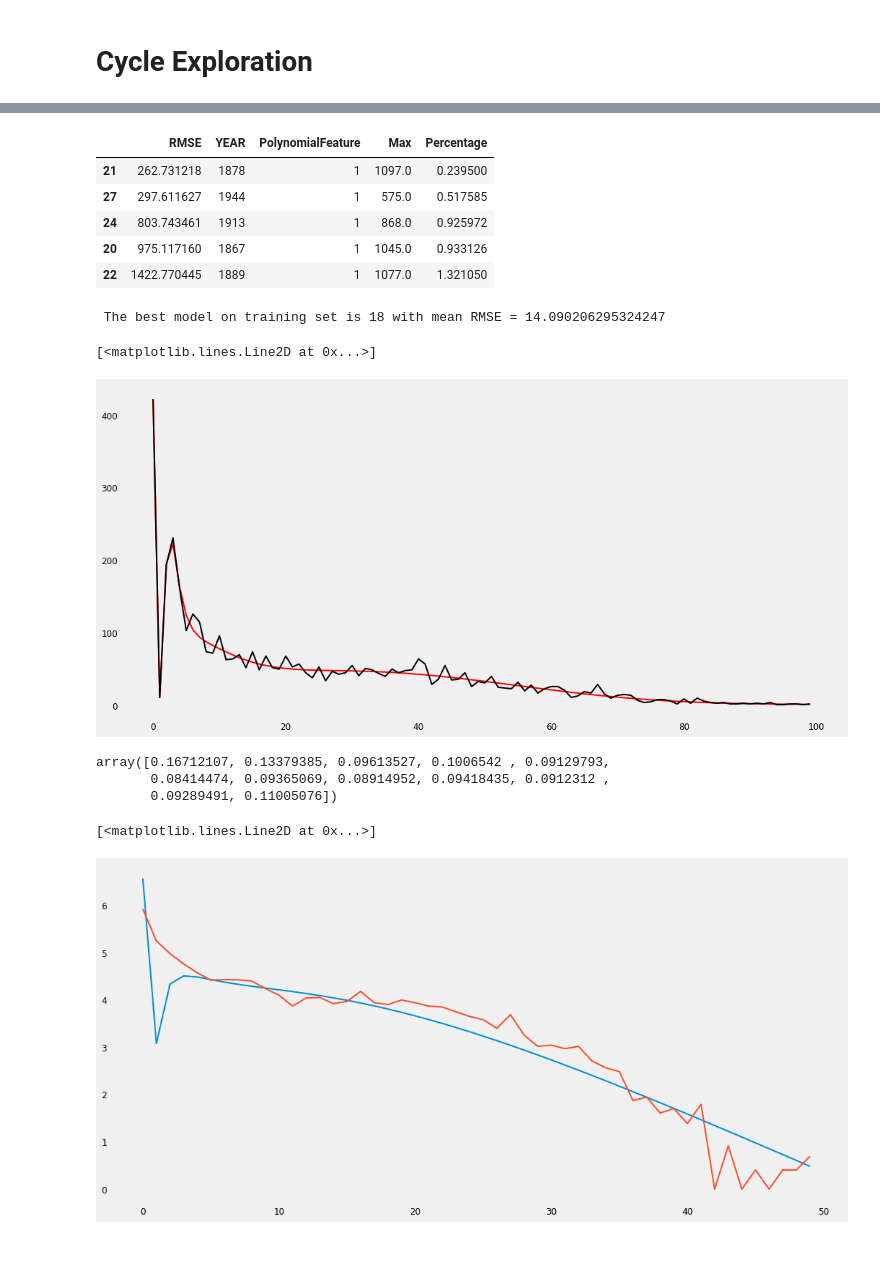
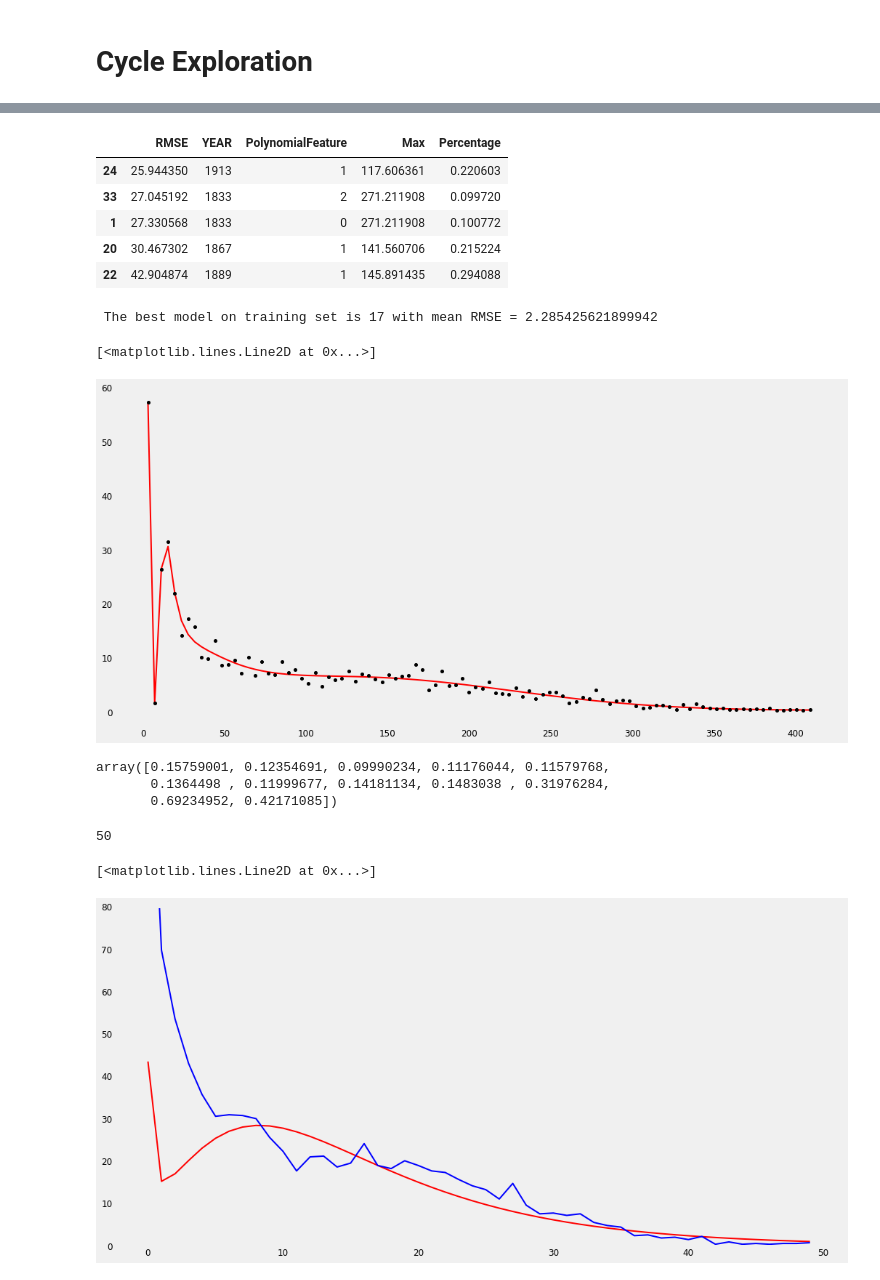
Before and after one commit to PieroPaialungaAI/AdvancedStatistics, a Jupyter notebook: Advanced Statistics.ipynb, the cells around one changed output, grey strips where cells are left out. Cells and saved outputs as stored; diff of their text form; code cells hidden in the pictures; blank space fills up the shorter version.

```diff
--- a/Advanced Statistics.ipynb
+++ b/Advanced Statistics.ipynb
@@ -196,8 +196,6 @@ data.tail()
 | 319 | 2019.5 | 3.6 | 0.5 | 12884 | 1 |
 # %%
 data=data.rename(columns={0:'Year',1:'Sunspot',2:'Sd',3:'N',4:'isprov'})
-# %%
-data=data.drop(data[data['isprov']==0].index)
 # %%
 plt.plot(data.Sunspot)
 # %% [output]
@@ -262,8 +260,9 @@ max_data=pd.DataFrame({'i':ARGMAX,'value':MAX})
 # %%
 data=pd.read_csv('day.csv',sep=';',header=None)
 data=data.rename(columns={0:'Year',1:'Month',2:'Day',3:'Date',4:'Sunspot',5:'Std',6:'N',7:'isprov'})
-data=data.drop(data[data['Sunspot']==-1].index)
-data=data.drop(data[data.isprov==0].index)
+#data['Sunspot']=data.Sunspot+3*np.ones(len(data))
+#data=data.drop(data[data['Sunspot']==-1].index)
+#data=data.drop(data[data.isprov==0].index)
 # %%
 C_YEAR=datapoint.Year.astype(int).tolist()
 # %%
@@ -312,39 +317,44 @@ PRED_N=[]
 Y_N=[]
 YEAR=[]
 COEF_N=[]
+X_TOT=[]
 for n in N_FEAT:
     PRED=[]
     COEF=[]
     Y=[]
+    X_=[]
     for j in range(len(C_YEAR)-2):
         cicle=c_data[(c_data['Year']>=C_YEAR[j]) & (c_data['Year']<=C_YEAR[j+1])]
         x=np.histogram(cicle.Sunspot,bins=100)[1][0:100].astype(float)
-        y=np.histogram(cicle.Sunspot,bins=100)[0].astype(float)
-        y=y+1
-        x=x+1
+        y=np.histogram(cicle.Sunspot,bins=100)[0].astype(float)+2
+        #y=y+1
+        #x=x+1
         #y=np.array(y)
         x=np.log(x)
         #print(y)
         x=x.reshape(-1,1)
         y=np.log(y)
+        X_.append(np.exp(x))
         y=y.reshape(-1,1)
-        y=y-y.min()
+        y_min=y.min()
+        #y=y-y.min()
         poly = PolynomialFeatures(n)
         X=poly.fit_transform(x)
         reg = LinearRegression().fit(X,y )
         pred=reg.predict(X)
         #print(len(pred),len(X))
-        PRED.append(np.exp(pred))
+        PRED.append(np.exp(pred-2))
 
         coef=[reg.intercept_[0]]
         for c in range(1,len(reg.coef_[0])):
             coef.append(reg.coef_[0][c])
         COEF.append(coef)
-        RMSE.append(np.sqrt(mse(np.exp(pred),np.exp(y))))
-        Y_MAX.append(np.max(np.exp(y)))
-        Y.append(np.exp(y))
+        RMSE.append(np.sqrt(mse(np.exp(pred-2),np.exp(y-2))))
+        Y_MAX.append(np.max(np.exp(y-2)))
+        Y.append(np.exp(y-2))
         N.append(n)
         YEAR.append(C_YEAR[j])
+    X_TOT.append(X_)
     PRED_N.append(PRED)
     COEF_N.append(COEF)
     Y_N.append(Y)
@@ -368,11 +378,11 @@ res.sort_values(by='RMSE').head()
 res.sort_values(by='RMSE').tail()
 # %% [output]
 |  | RMSE | YEAR | PolynomialFeature | Max | Percentage |
-| 21 | 262.731218 | 1878 | 1 | 1097.0 | 0.239500 |
-| 27 | 297.611627 | 1944 | 1 | 575.0 | 0.517585 |
-| 24 | 803.743461 | 1913 | 1 | 868.0 | 0.925972 |
-| 20 | 975.117160 | 1867 | 1 | 1045.0 | 0.933126 |
-| 22 | 1422.770445 | 1889 | 1 | 1077.0 | 1.321050 |
+| 24 | 25.944350 | 1913 | 1 | 117.606361 | 0.220603 |
+| 33 | 27.045192 | 1833 | 2 | 271.211908 | 0.099720 |
+| 1 | 27.330568 | 1833 | 0 | 271.211908 | 0.100772 |
+| 20 | 30.467302 | 1867 | 1 | 141.560706 | 0.215224 |
+| 22 | 42.904874 | 1889 | 1 | 145.891435 | 0.294088 |
 # %%
 MEAN_RMSE=[]
 for n in N_FEAT:
@@ -384,13 +394,13 @@ min_rmse=MEAN_RMSE.min()
 # %%
 print (' The best model on training set is ' + str(min_mod)+' with mean RMSE = '+str(min_rmse))
 # %% [output]
- The best model on training set is 18 with mean RMSE = 14.090206295324247
+ The best model on training set is 17 with mean RMSE = 2.285425621899942
 # %%
-plt.plot(PRED[len(PRED)-1],color='red')
-plt.plot(Y[len(PRED)-1],color='black')
+plt.plot(X_[len(PRED)-1],PRED[len(PRED)-1],color='red')
+plt.plot(X_[len(PRED)-1],Y[len(PRED)-1],'.k')
 # %% [output]
 [<matplotlib.lines.Line2D at 0x...>]
-[figure, old version]
+[figure, new version]
 # %%
 MODELS=[]
 for c in range(len(COEF_N)):
@@ -438,14 +448,19 @@ PERC=RMSE/y.max()
 # %%
 PERC
 # %% [output]
-array([0.16712107, 0.13379385, 0.09613527, 0.1006542 , 0.09129793,
-       0.08414474, 0.09365069, 0.08914952, 0.09418435, 0.0912312 ,
-       0.09289491, 0.11005076])
+array([0.15759001, 0.12354691, 0.09990234, 0.11176044, 0.11579768,
+       0.1364498 , 0.11999677, 0.14181134, 0.1483038 , 0.31976284,
+       0.69234952, 0.42171085])
 # %%
 best_degree=1+RMSE.argmin()
+# %%
+len(make_prediction(best_degree))
+# %% [output]
+50
 # %%
-plt.plot(make_prediction(best_degree))
-plt.plot(y)
+plt.ylim(0,80)
+plt.plot(np.exp(make_prediction(best_degree)-1),color='red')
+plt.plot(np.exp(y-1),color='blue')
 # %% [output]
 [<matplotlib.lines.Line2D at 0x...>]
-[figure, old version]
+[figure, new version]
```
Also changed, not shown: parts of 35 cells of this notebook.
